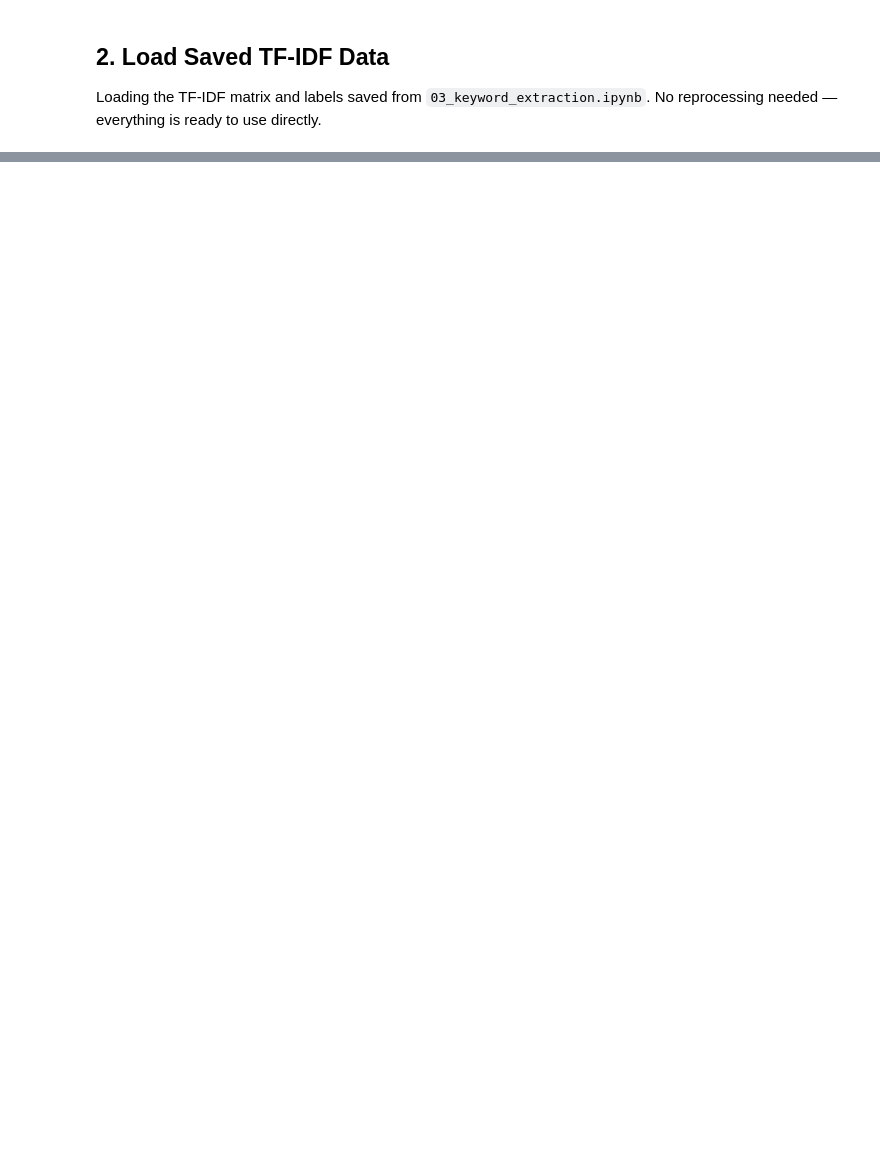
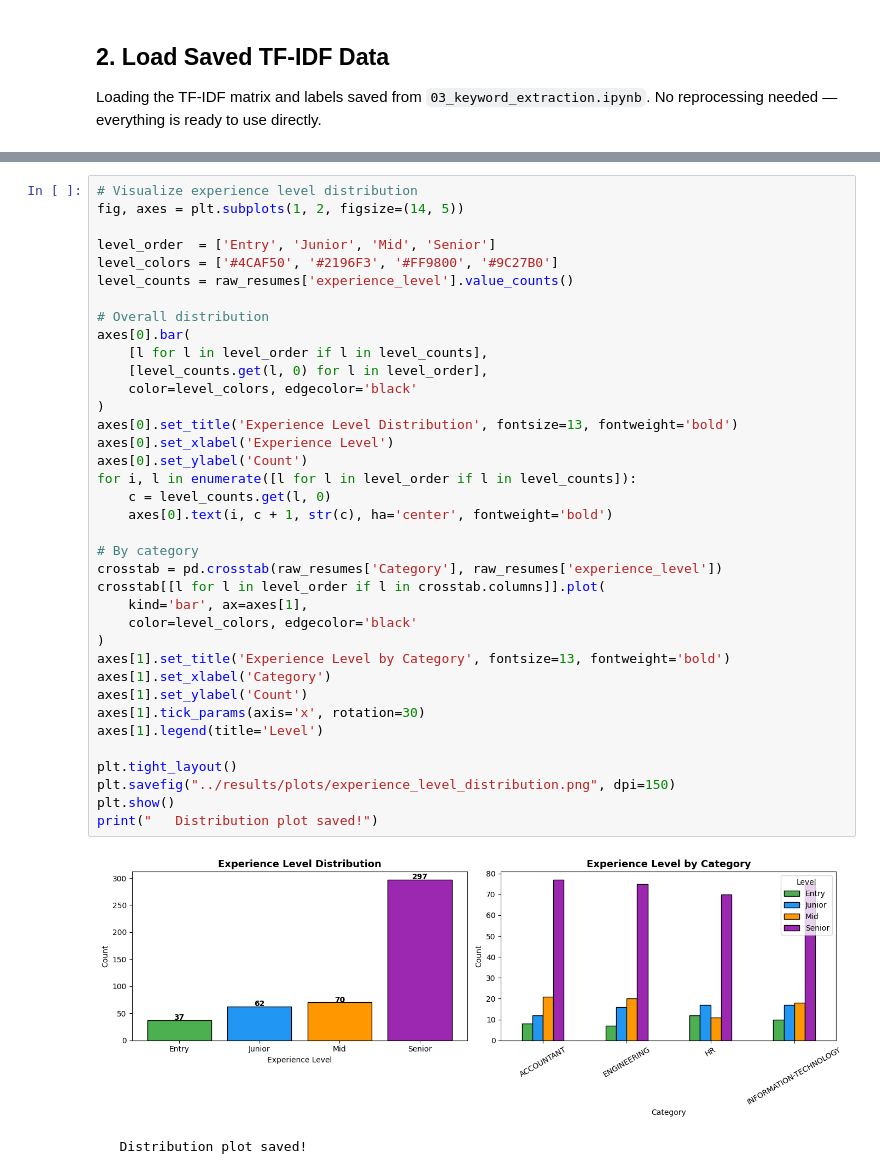
Before and after one commit to nisansalasandu/recruitment-nlp-lab, a Jupyter notebook: notebooks/04_classification.ipynb, the cells around one changed output, grey strips where cells are left out. Drawn from its saved outputs; the diff is of its cells as text; blank space fills up the shorter version.

```diff
--- a/notebooks/04_classification.ipynb
+++ b/notebooks/04_classification.ipynb
@@ -524,0 +582,40 @@ to job descriptions using cosine similarity.
+# %%
+# Visualize experience level distribution
+fig, axes = plt.subplots(1, 2, figsize=(14, 5))
+
+level_order  = ['Entry', 'Junior', 'Mid', 'Senior']
+level_colors = ['#4CAF50', '#2196F3', '#FF9800', '#9C27B0']
+level_counts = raw_resumes['experience_level'].value_counts()
+
+# Overall distribution
+axes[0].bar(
+    [l for l in level_order if l in level_counts],
+    [level_counts.get(l, 0) for l in level_order],
+    color=level_colors, edgecolor='black'
+)
+axes[0].set_title('Experience Level Distribution', fontsize=13, fontweight='bold')
+axes[0].set_xlabel('Experience Level')
+axes[0].set_ylabel('Count')
+for i, l in enumerate([l for l in level_order if l in level_counts]):
+    c = level_counts.get(l, 0)
+    axes[0].text(i, c + 1, str(c), ha='center', fontweight='bold')
+
+# By category
+crosstab = pd.crosstab(raw_resumes['Category'], raw_resumes['experience_level'])
+crosstab[[l for l in level_order if l in crosstab.columns]].plot(
+    kind='bar', ax=axes[1],
+    color=level_colors, edgecolor='black'
+)
+axes[1].set_title('Experience Level by Category', fontsize=13, fontweight='bold')
+axes[1].set_xlabel('Category')
+axes[1].set_ylabel('Count')
+axes[1].tick_params(axis='x', rotation=30)
+axes[1].legend(title='Level')
+
+plt.tight_layout()
+plt.savefig("../results/plots/experience_level_distribution.png", dpi=150)
+plt.show()
+print("   Distribution plot saved!")
+# %% [output]
+[figure, added]
+   Distribution plot saved!
```
Also changed, not shown: parts of 54 cells of this notebook, 26 other files.
